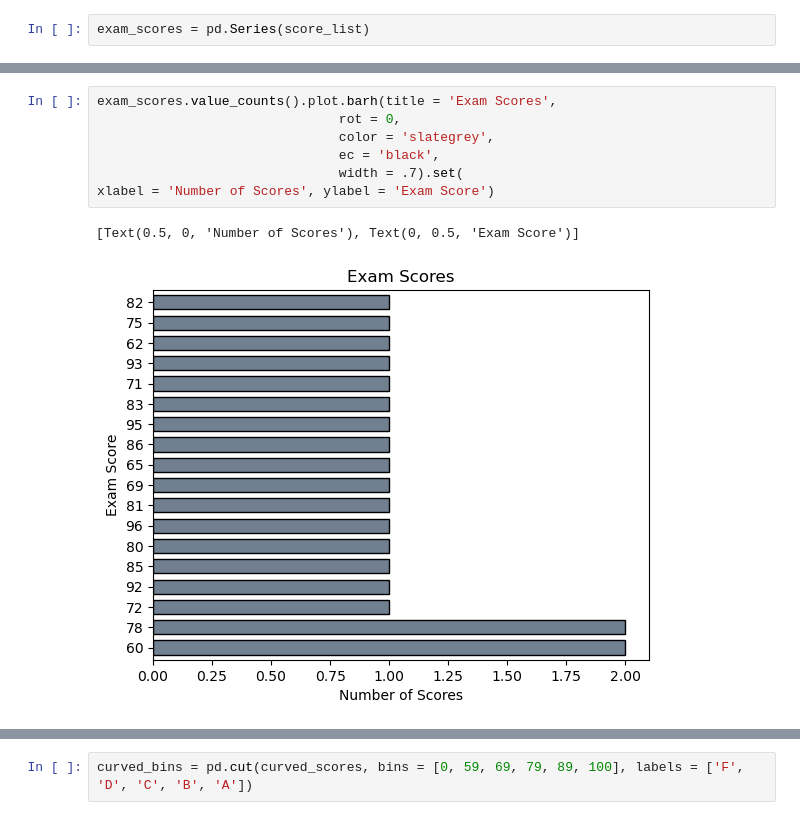
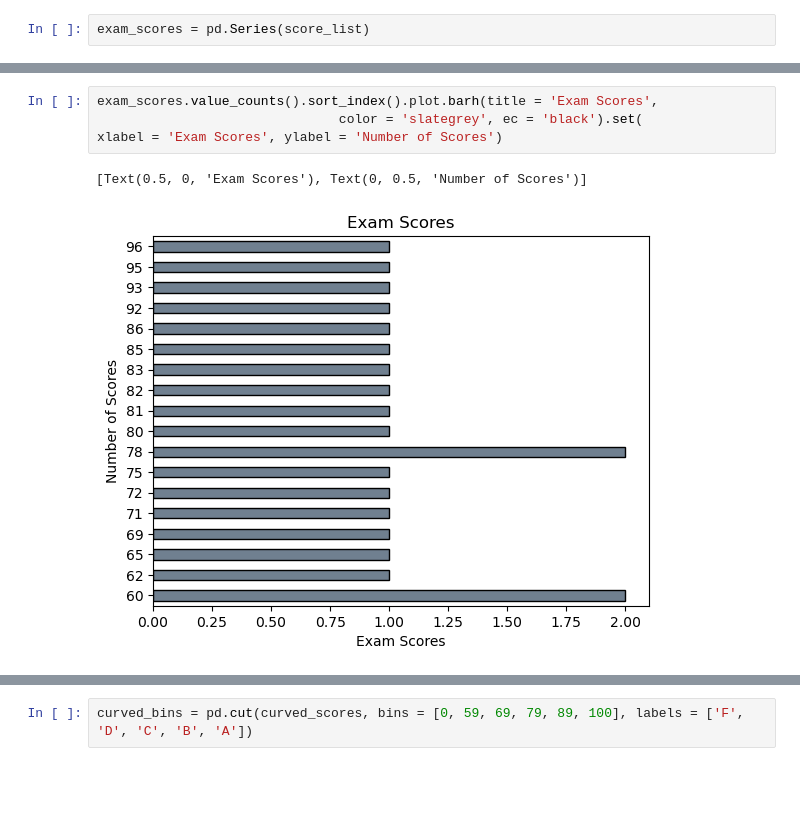
Before and after one commit to akonstans/data_science_libraries, a Jupyter notebook: pandas_series.ipynb, the cells around one changed output, grey strips where cells are left out. Cells and saved outputs as stored; diff of their text form; blank space fills up the shorter version.

```diff
--- a/pandas_series.ipynb
+++ b/pandas_series.ipynb
@@ -394,10 +445,7 @@ print(exam_scores.min(), exam_scores.max(), exam_scores.mean(), exam_scores.medi
 # %%
-exam_scores.value_counts().plot.barh(title = 'Exam Scores',
-                               rot = 0,
-                               color = 'slategrey',
-                               ec = 'black',
-                               width = .7).set(
-xlabel = 'Number of Scores', ylabel = 'Exam Score')
+exam_scores.value_counts().sort_index().plot.barh(title = 'Exam Scores',
+                               color = 'slategrey', ec = 'black').set(
+xlabel = 'Exam Scores', ylabel = 'Number of Scores')
 # %% [output]
-[Text(0.5, 0, 'Number of Scores'), Text(0, 0.5, 'Exam Score')]
+[Text(0.5, 0, 'Exam Scores'), Text(0, 0.5, 'Number of Scores')]
-[figure, old version]
+[figure, new version]
```
Also changed, not shown: parts of 17 cells of this notebook.
